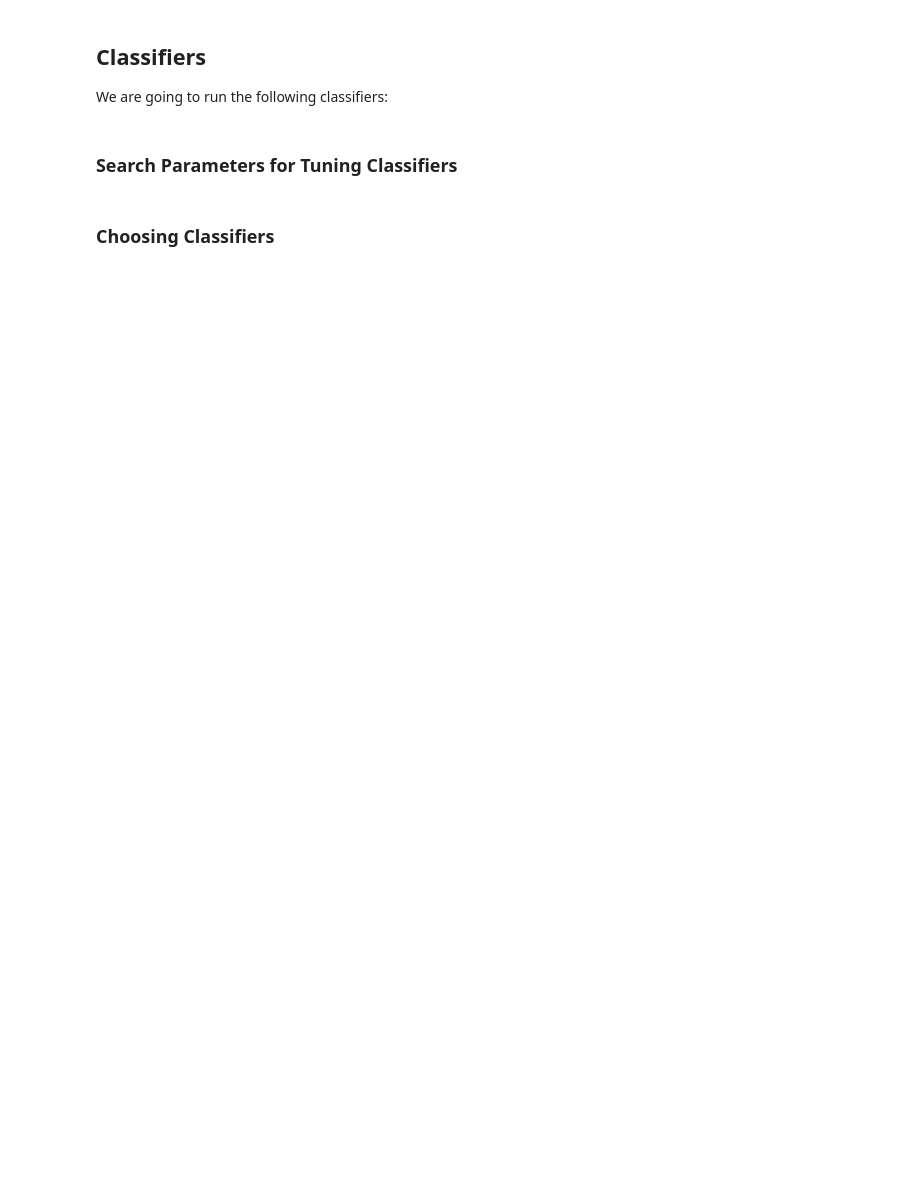
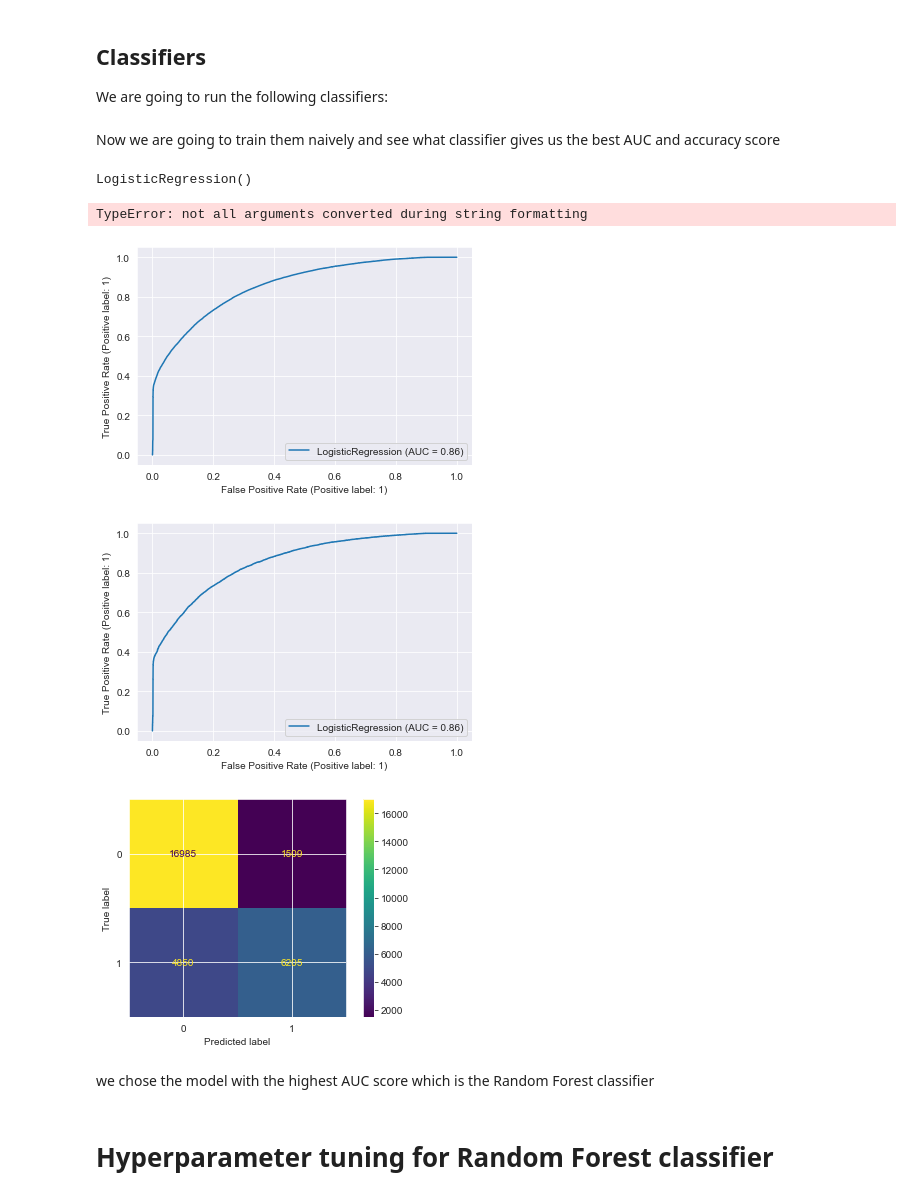
Before and after one commit to Guydada/Machine-Learning-Project---Guy-and-Tamar, a Jupyter notebook: Project.ipynb, the cells around one changed output. Drawn from its saved outputs; the diff is of its cells as text; code cells hidden in the pictures; blank space fills up the shorter version.

```diff
--- a/Project.ipynb
+++ b/Project.ipynb
@@ -552,14 +598,26 @@ Text(0.5, 0, 'Dimensions')
 # %% [markdown]
 ## Classifiers
 We are going to run the following classifiers:
-# %% [markdown]
-### Search Parameters for Tuning Classifiers
-# %% [markdown]
-### Choosing Classifiers
 # %%
-# clfs = [LogisticRegression()] #KNeighborsClassifier(), MLPClassifier(), RandomForestClassifier()]
+clfs = [LogisticRegression(), KNeighborsClassifier(), MLPClassifier(), RandomForestClassifier()]
+# %% [markdown]
+Now we are going to train them naively and see what classifier gives us the best AUC and accuracy score
 # %%
-# for clf in clfs:
-#     clf.fit(X_train, y_train)
-#     plot_roc_curve(clf, X_train, y_train)
-#     plt.show()
+for clf in clfs:
+    print(clf)
+    clf.fit(X_train, y_train['cancelation'])
+    plot_roc_curve(clf,X_train, y_train['cancelation'])
+    plot_roc_curve(clf,X_test, y_test['cancelation'])
+    plot_confusion_matrix(clf,X_test, y_test['cancelation'] )
+    print("Test accuracy_score" % (clf.predict(X_test), y_test['cancelation']))
+    plt.show()
+# %% [output]
+LogisticRegression()
+TypeError: not all arguments converted during string formatting
+[figure, added]
+[figure, added]
+[figure, added]
+# %% [markdown]
+we chose the model with the highest AUC score which is the Random Forest classifier
+# %% [markdown]
+# Hyperparameter tuning for Random Forest classifier
```
Also changed, not shown: parts of 10 cells of this notebook.
